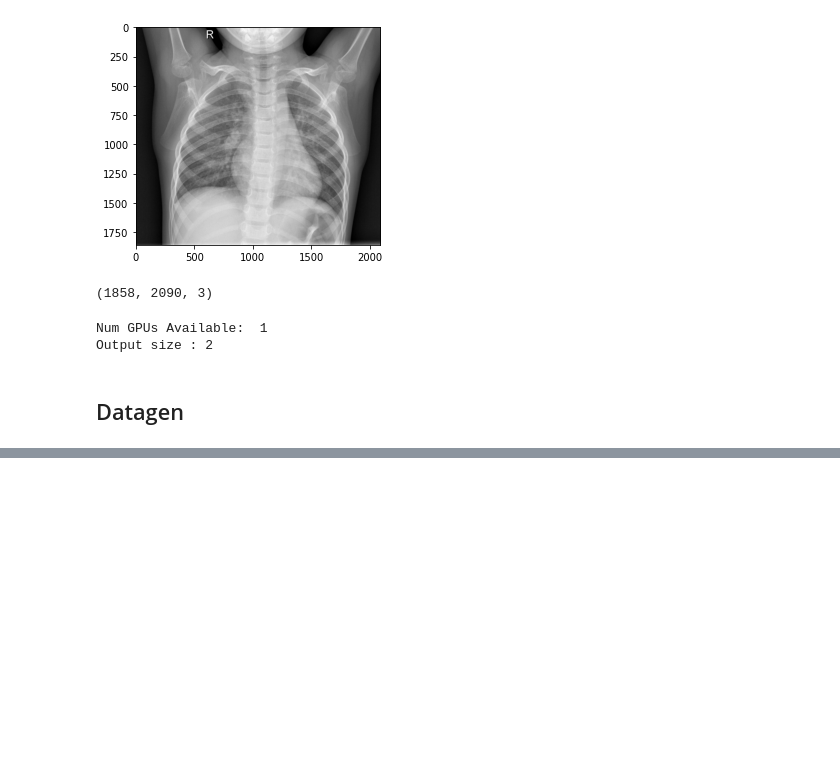
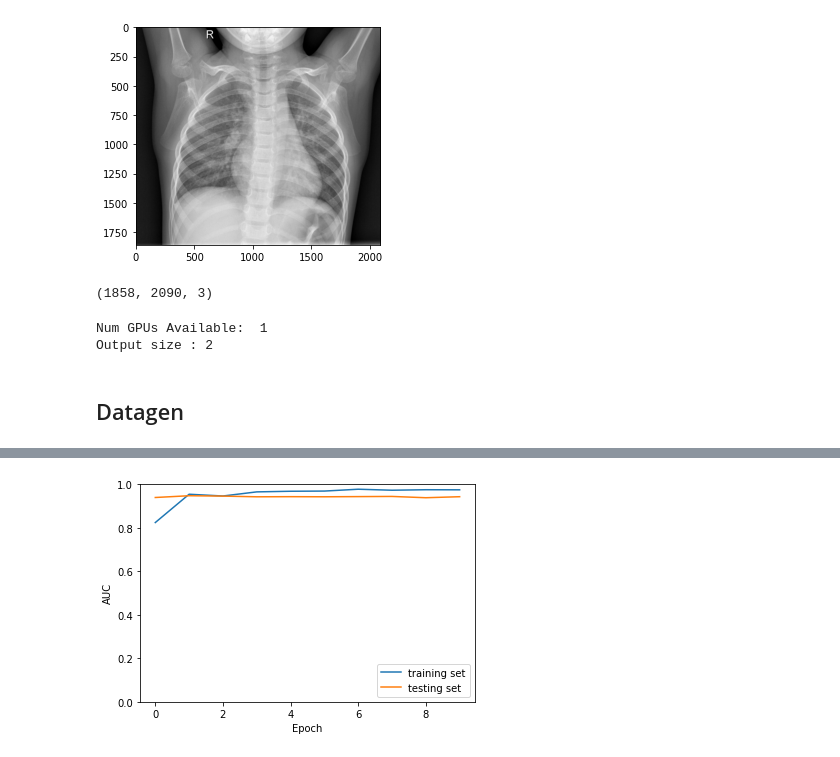
Before and after one commit to leersmathieu/pneumonia-detector, a Jupyter notebook: pneumonia_modeling.ipynb, the cells around one changed output, grey strips where cells are left out. Saved outputs shown, nothing was run; the diff lists cells and outputs as text; code cells hidden in the pictures; blank space fills up the shorter version.

```diff
--- a/pneumonia_modeling.ipynb
+++ b/pneumonia_modeling.ipynb
@@ -200,0 +250,10 @@ test_loss, test_acc = model.evaluate(test_datagen, verbose=2)
+# %%
+plt.plot(history.history['auc'], label='training set')
+plt.plot(history.history['val_auc'], label = 'testing set')
+plt.xlabel('Epoch')
+plt.ylabel('AUC')
+plt.ylim([0, 1])
+plt.legend(loc='lower right')
+
+test_loss, test_binacc, test_recall, test_auc = model.evaluate(test_datagen)
+# %% [output]
@@ -200,0 +261 @@ test_loss, test_acc = model.evaluate(test_datagen, verbose=2)
+[figure, added]
```
Also changed, not shown: parts of 25 cells of this notebook, 4 other files.
